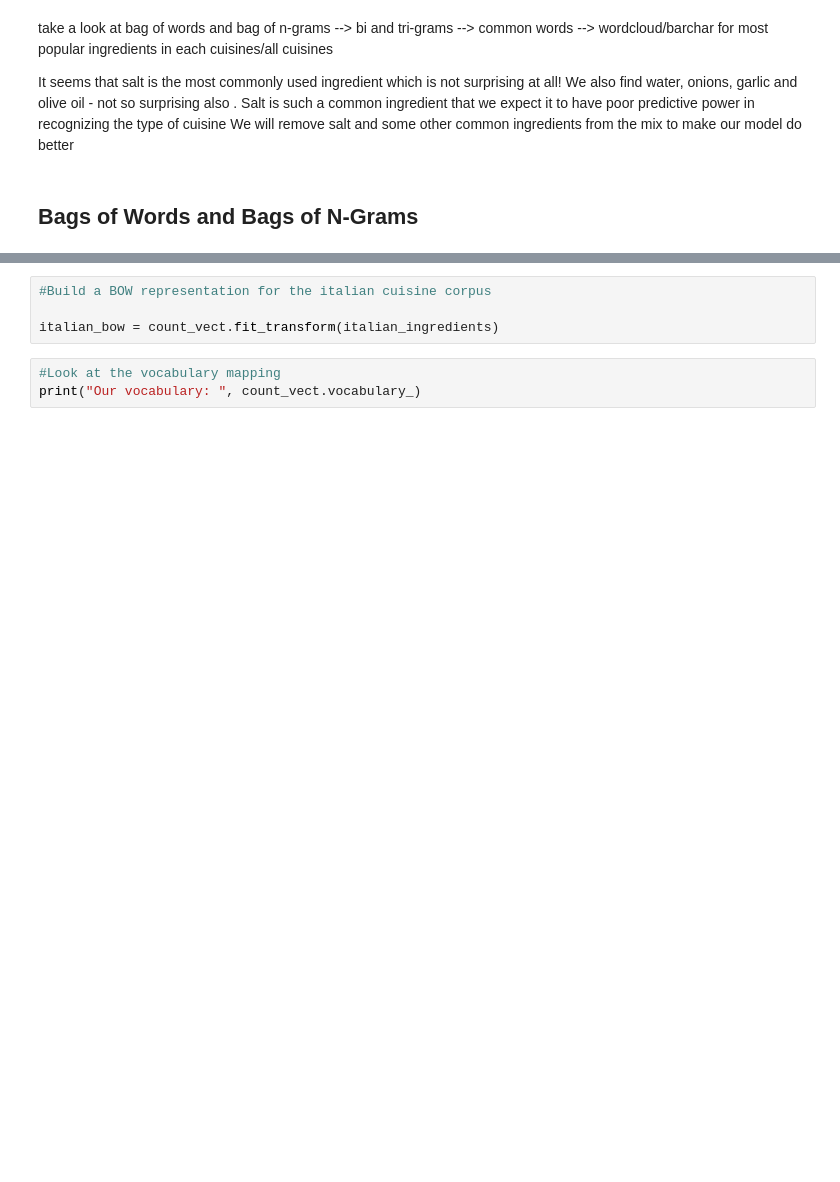
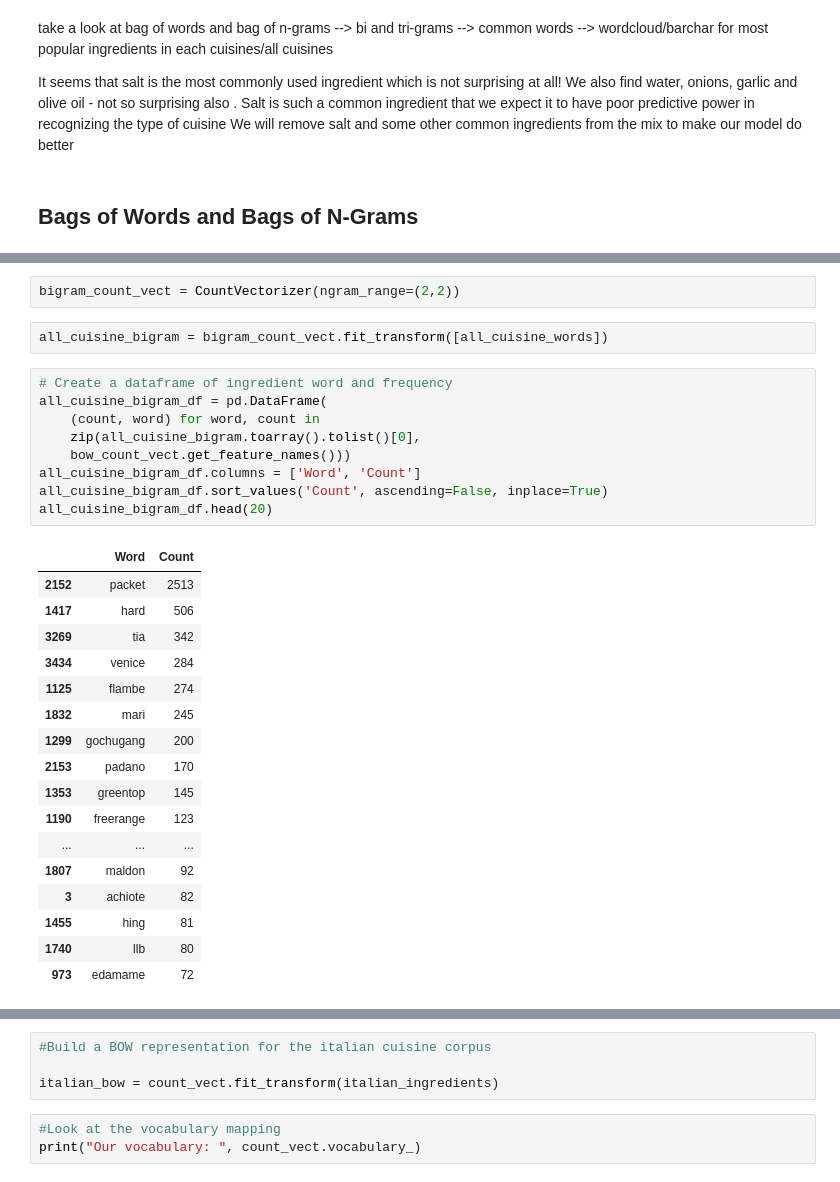
Before and after one commit to momcancode/Cuisine-Demystifier-NLP-ML-Project, a Jupyter notebook: model/00_EDA.ipynb, the cells around one changed output, grey strips where cells are left out. Cells and saved outputs as stored; diff of their text form; blank space fills up the shorter version.

```diff
--- a/model/00_EDA.ipynb
+++ b/model/00_EDA.ipynb
@@ -400,3 +445,34 @@ NotebookApp.rate_limit_window=3.0 (secs)
+# %%
+bigram_count_vect = CountVectorizer(ngram_range=(2,2))
+# %%
+all_cuisine_bigram = bigram_count_vect.fit_transform([all_cuisine_words])
+# %%
+# Create a dataframe of ingredient word and frequency
+all_cuisine_bigram_df = pd.DataFrame(
+    (count, word) for word, count in
+    zip(all_cuisine_bigram.toarray().tolist()[0],
+    bow_count_vect.get_feature_names()))
+all_cuisine_bigram_df.columns = ['Word', 'Count']
+all_cuisine_bigram_df.sort_values('Count', ascending=False, inplace=True)
+all_cuisine_bigram_df.head(20)
+# %% [output]
+|  | Word | Count |
+| 2152 | packet | 2513 |
+| 1417 | hard | 506 |
+| 3269 | tia | 342 |
+| 3434 | venice | 284 |
+| 1125 | flambe | 274 |
+| 1832 | mari | 245 |
+| 1299 | gochugang | 200 |
+| 2153 | padano | 170 |
+| 1353 | greentop | 145 |
+| 1190 | freerange | 123 |
+| ... | ... | ... |
+| 1807 | maldon | 92 |
+| 3 | achiote | 82 |
+| 1455 | hing | 81 |
+| 1740 | llb | 80 |
+| 973 | edamame | 72 |
 # %%
 df_italian = df[df.cuisine == "Italian"]
 df_italian.head()
```
Also changed, not shown: parts of 22 cells of this notebook.
